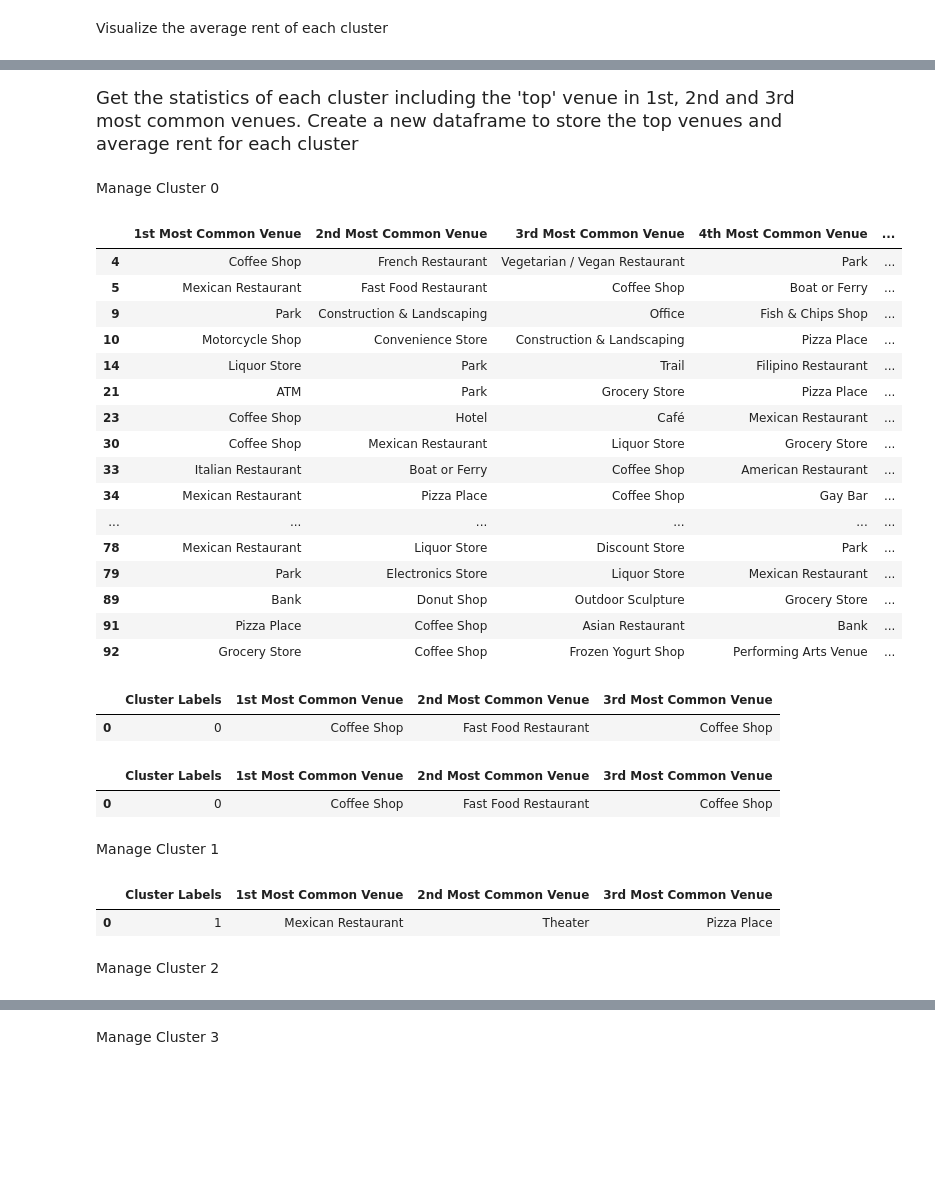
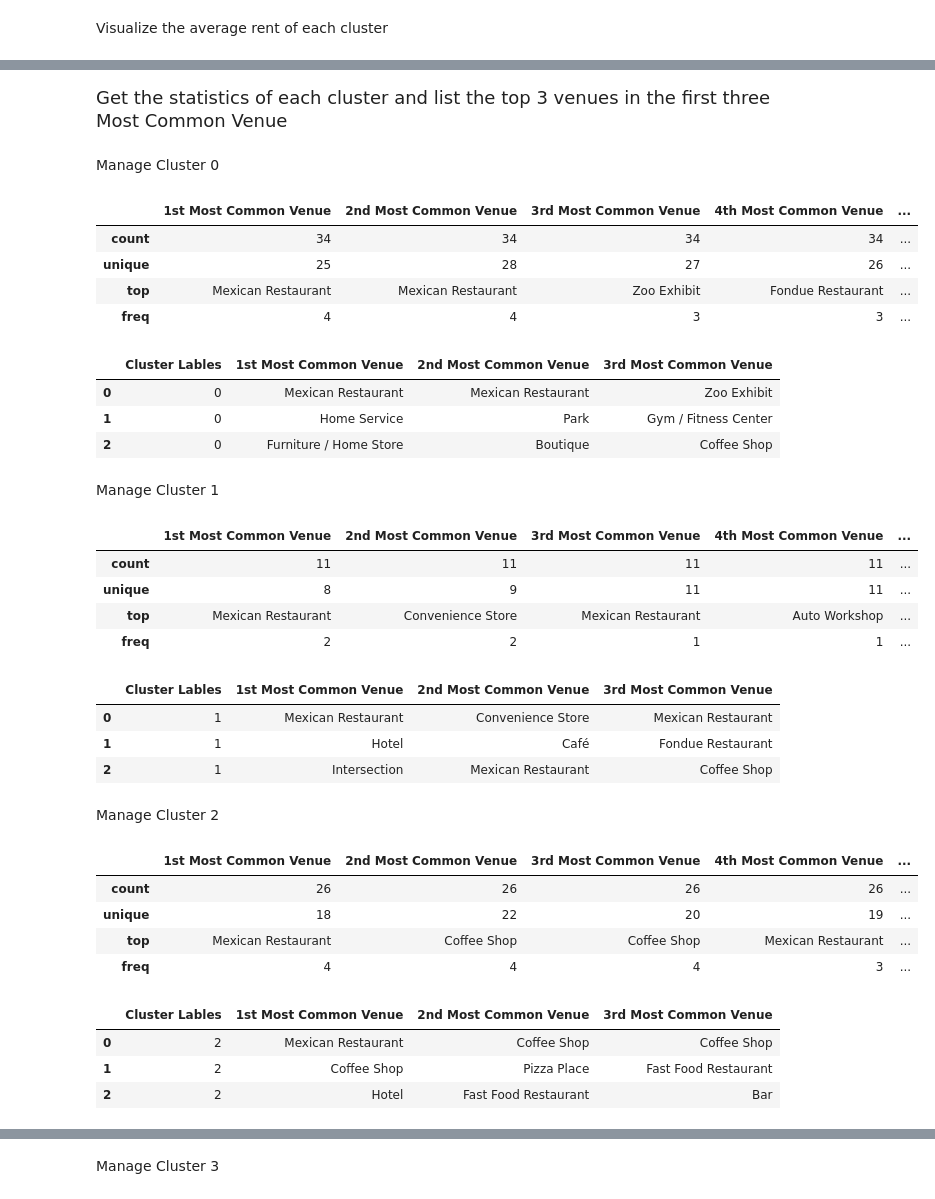
Before and after one commit to lynn-GH/Coursera_Capstone, a Jupyter notebook: CapstoneProject.ipynb, the cells around one changed output, grey strips where cells are left out. Cells and saved outputs as stored; diff of their text form; code cells hidden in the pictures; blank space fills up the shorter version.

```diff
--- a/CapstoneProject.ipynb
+++ b/CapstoneProject.ipynb
@@ -631,5 +651,5 @@ mean_rent
 # %% [markdown]
-<font size='4'>Get the statistics of each cluster including the 'top' venue in 1st, 2nd and 3rd most common venues. Create a new dataframe to store the top venues and average rent for each cluster</font>
+<font size='4'>Get the statistics of each cluster and list the top 3 venues in the first three Most Common Venue</font>
 # %%
 column=['Cluster Lables','1st Most Common Venue', '2nd Most Common Venue', '3rd Most Common Venue']
 cluster_stat=pd.DataFrame(columns = column)
@@ -637,22 +657,10 @@ cluster_stat=pd.DataFrame(columns = column)
 <font>Manage Cluster 0</font>
 # %%
 cluster0_df = sd_merged.loc[sd_merged['Cluster Labels'] == 0, sd_merged.columns[list(range(5, sd_merged.shape[1]))]]
-cluster0_df
+cluster0_df.describe()
 # %% [output]
 |  | 1st Most Common Venue | 2nd Most Common Venue | 3rd Most Common Venue | 4th Most Common Venue | ... |
-| 4 | Coffee Shop | French Restaurant | Vegetarian / Vegan Restaurant | Park | ... |
-| 5 | Mexican Restaurant | Fast Food Restaurant | Coffee Shop | Boat or Ferry | ... |
-| 9 | Park | Construction & Landscaping | Office | Fish & Chips Shop | ... |
-| 10 | Motorcycle Shop | Convenience Store | Construction & Landscaping | Pizza Place | ... |
-| 14 | Liquor Store | Park | Trail | Filipino Restaurant | ... |
-| 21 | ATM | Park | Grocery Store | Pizza Place | ... |
-| 23 | Coffee Shop | Hotel | Café | Mexican Restaurant | ... |
-| 30 | Coffee Shop | Mexican Restaurant | Liquor Store | Grocery Store | ... |
-| 33 | Italian Restaurant | Boat or Ferry | Coffee Shop | American Restaurant | ... |
-| 34 | Mexican Restaurant | Pizza Place | Coffee Shop | Gay Bar | ... |
-| ... | ... | ... | ... | ... | ... |
-| 78 | Mexican Restaurant | Liquor Store | Discount Store | Park | ... |
-| 79 | Park | Electronics Store | Liquor Store | Mexican Restaurant | ... |
-| 89 | Bank | Donut Shop | Outdoor Sculpture | Grocery Store | ... |
-| 91 | Pizza Place | Coffee Shop | Asian Restaurant | Bank | ... |
-| 92 | Grocery Store | Coffee Shop | Frozen Yogurt Shop | Performing Arts Venue | ... |
+| count | 34 | 34 | 34 | 34 | ... |
+| unique | 25 | 28 | 27 | 26 | ... |
+| top | Mexican Restaurant | Mexican Restaurant | Zoo Exhibit | Fondue Restaurant | ... |
+| freq | 4 | 4 | 3 | 3 | ... |
@@ -661 +676,8 @@ c0_stat=cluster0_df.describe().loc[['top']]
+# %%
+cluster_stat
+# %% [output]
+|  | Cluster Lables | 1st Most Common Venue | 2nd Most Common Venue | 3rd Most Common Venue |
+| 0 | 0 | Mexican Restaurant | Mexican Restaurant | Zoo Exhibit |
+| 1 | 0 | Home Service | Park | Gym / Fitness Center |
+| 2 | 0 | Furniture / Home Store | Boutique | Coffee Shop |
 # %%
@@ -664,12 +689,0 @@ c0_stat=c0_stat[['1st Most Common Venue', '2nd Most Common Venue', '3rd Most Com
-# %%
-c0_stat.insert(loc=0, column='Cluster Labels', value = 0)
-c0_stat
-# %% [output]
-|  | Cluster Labels | 1st Most Common Venue | 2nd Most Common Venue | 3rd Most Common Venue |
-| 0 | 0 | Coffee Shop | Fast Food Restaurant | Coffee Shop |
-# %%
-cluster_stat=c0_stat
-cluster_stat
-# %% [output]
-|  | Cluster Labels | 1st Most Common Venue | 2nd Most Common Venue | 3rd Most Common Venue |
-| 0 | 0 | Coffee Shop | Fast Food Restaurant | Coffee Shop |
@@ -680,3 +691,10 @@ cluster_stat
 <font>Manage Cluster 1</font>
 # %%
 cluster1_df=sd_merged.loc[sd_merged['Cluster Labels'] == 1, sd_merged.columns[list(range(5, sd_merged.shape[1]))]]
+cluster1_df.describe()
+# %% [output]
+|  | 1st Most Common Venue | 2nd Most Common Venue | 3rd Most Common Venue | 4th Most Common Venue | ... |
+| count | 11 | 11 | 11 | 11 | ... |
+| unique | 8 | 9 | 11 | 11 | ... |
+| top | Mexican Restaurant | Convenience Store | Mexican Restaurant | Auto Workshop | ... |
+| freq | 2 | 2 | 1 | 1 | ... |
@@ -685 +712,8 @@ c1_stat=cluster1_df.describe().loc[['top']]
+# %%
+c1_stat_df
+# %% [output]
+|  | Cluster Lables | 1st Most Common Venue | 2nd Most Common Venue | 3rd Most Common Venue |
+| 0 | 1 | Mexican Restaurant | Convenience Store | Mexican Restaurant |
+| 1 | 1 | Hotel | Café | Fondue Restaurant |
+| 2 | 1 | Intersection | Mexican Restaurant | Coffee Shop |
 # %%
@@ -688,6 +724,0 @@ c1_stat = c1_stat[['1st Most Common Venue', '2nd Most Common Venue', '3rd Most C
-# %%
-c1_stat.insert(loc=0, column='Cluster Labels', value = 1)
-c1_stat
-# %% [output]
-|  | Cluster Labels | 1st Most Common Venue | 2nd Most Common Venue | 3rd Most Common Venue |
-| 0 | 1 | Mexican Restaurant | Theater | Pizza Place |
@@ -700,3 +726,10 @@ c1_stat
 <font>Manage Cluster 2</font>
 # %%
 cluster2_df=sd_merged.loc[sd_merged['Cluster Labels'] == 2, sd_merged.columns[list(range(5, sd_merged.shape[1]))]]
+cluster2_df.describe()
+# %% [output]
+|  | 1st Most Common Venue | 2nd Most Common Venue | 3rd Most Common Venue | 4th Most Common Venue | ... |
+| count | 26 | 26 | 26 | 26 | ... |
+| unique | 18 | 22 | 20 | 19 | ... |
+| top | Mexican Restaurant | Coffee Shop | Coffee Shop | Mexican Restaurant | ... |
+| freq | 4 | 4 | 4 | 3 | ... |
@@ -705 +747,8 @@ c2_stat=cluster2_df.describe().loc[['top']]
+# %%
+c2_stat_df
+# %% [output]
+|  | Cluster Lables | 1st Most Common Venue | 2nd Most Common Venue | 3rd Most Common Venue |
+| 0 | 2 | Mexican Restaurant | Coffee Shop | Coffee Shop |
+| 1 | 2 | Coffee Shop | Pizza Place | Fast Food Restaurant |
+| 2 | 2 | Hotel | Fast Food Restaurant | Bar |
 # %%
```
Also changed, not shown: parts of 50 cells of this notebook.
